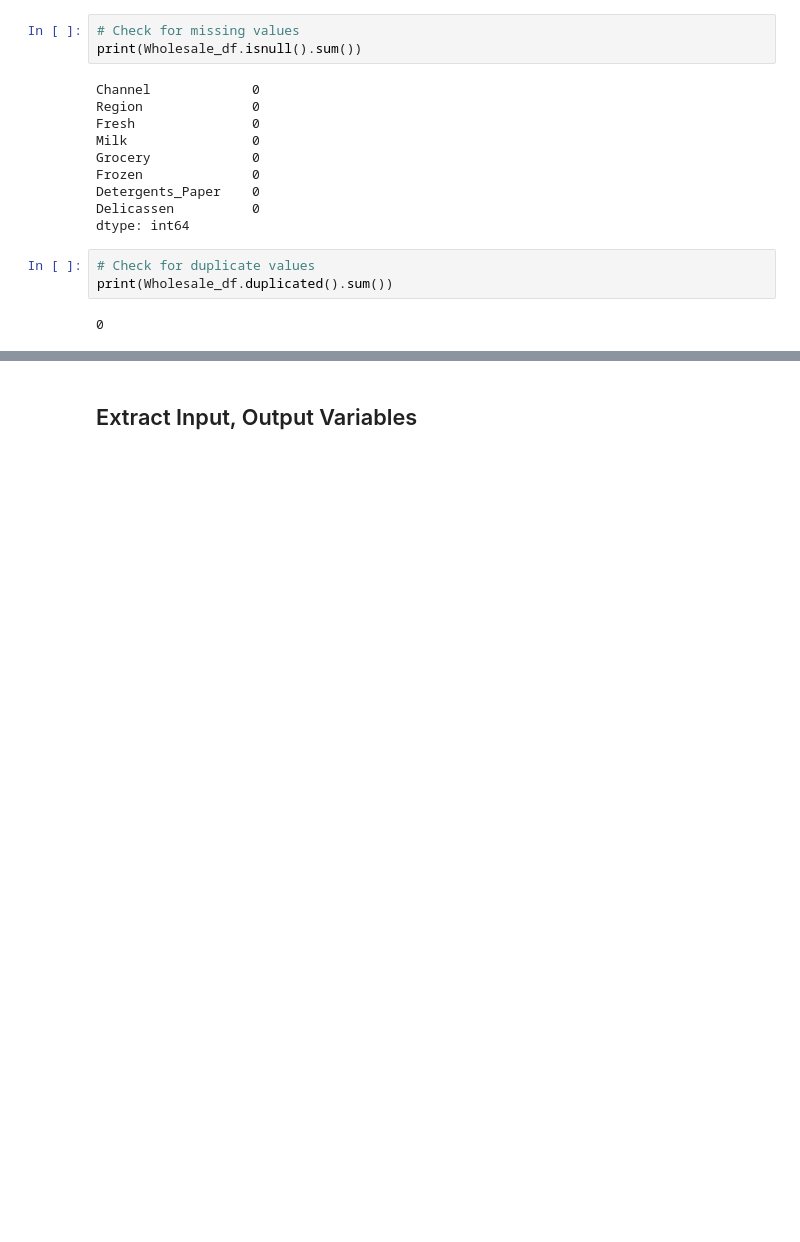
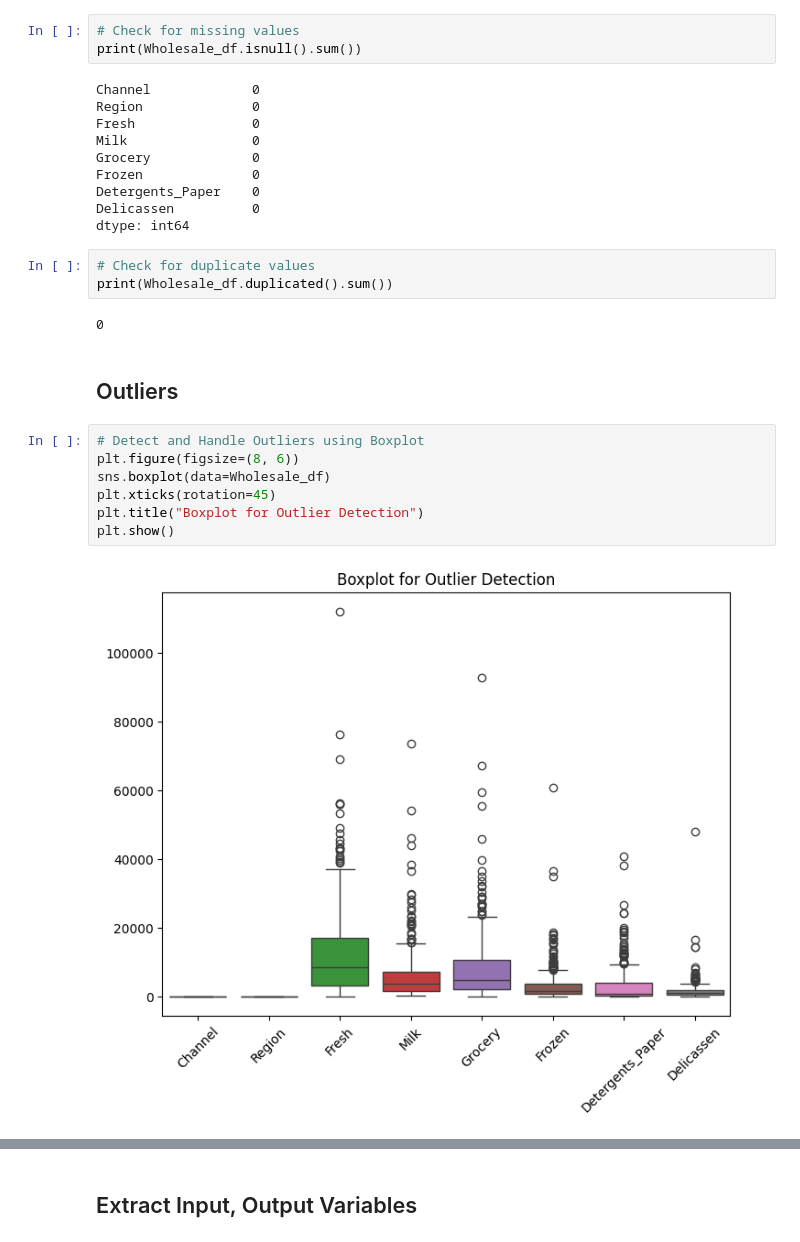
Before and after one commit to SobiaNoorAI/Wholesale-Customer-Segmentation-and-Spending-Behavior-Analysis-By-ML, a Jupyter notebook: Logistic_Regression_Wholesale_Customers.ipynb, the cells around one changed output, grey strips where cells are left out. Saved outputs shown, nothing was run; the diff lists cells and outputs as text; blank space fills up the shorter version.

```diff
--- a/Logistic_Regression_Wholesale_Customers.ipynb
+++ b/Logistic_Regression_Wholesale_Customers.ipynb
@@ -90,3 +90,14 @@ dtype: int64
 print(Wholesale_df.duplicated().sum())
 # %% [output]
 0
+# %% [markdown]
+## Outliers
+# %%
+# Detect and Handle Outliers using Boxplot
+plt.figure(figsize=(8, 6))
+sns.boxplot(data=Wholesale_df)
+plt.xticks(rotation=45)
+plt.title("Boxplot for Outlier Detection")
+plt.show()
+# %% [output]
+[figure, added]
```
Also changed, not shown: parts of 12 cells of this notebook.
